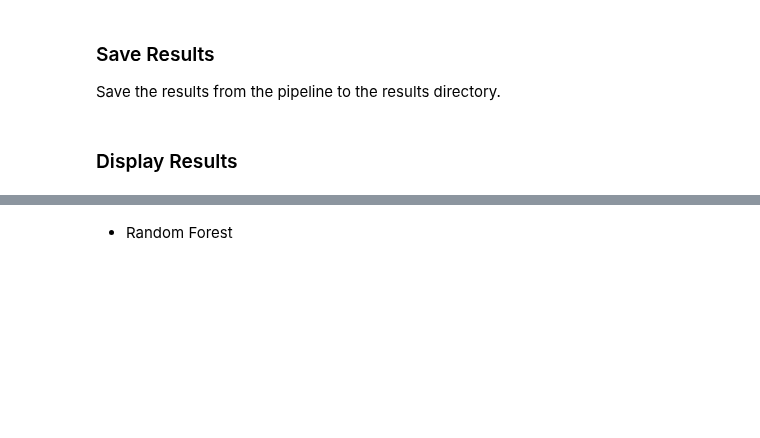
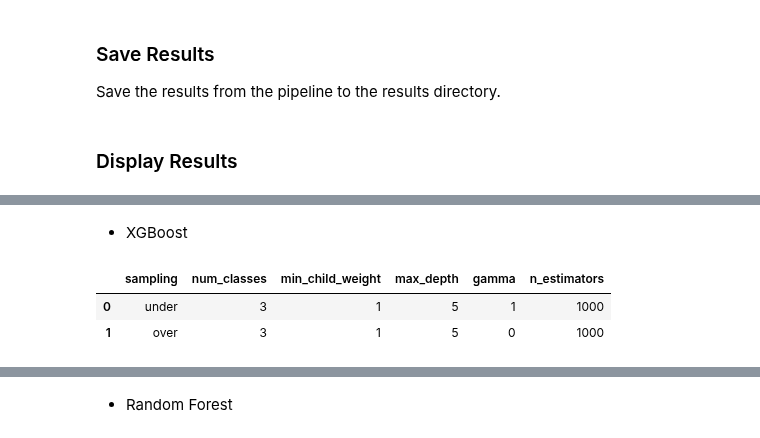
Before and after one commit to dmclark53/Springboard, a Jupyter notebook: Capstone-Project-Two/notebooks/Water_Pumps_Modeling_Pipeline.ipynb, the cells around one changed output, grey strips where cells are left out. Drawn from its saved outputs; the diff is of its cells as text; code cells hidden in the pictures; blank space fills up the shorter version.

```diff
--- a/Capstone-Project-Two/notebooks/Water_Pumps_Modeling_Pipeline.ipynb
+++ b/Capstone-Project-Two/notebooks/Water_Pumps_Modeling_Pipeline.ipynb
@@ -374,0 +495,8 @@ df_final_results
+# %% [markdown]
+* XGBoost
+# %%
+df_xgb_params[df_xgb_params['num_classes'] == 3].reset_index(drop=True)
+# %% [output]
+|  | sampling | num_classes | min_child_weight | max_depth | gamma | n_estimators |
+| 0 | under | 3 | 1 | 5 | 1 | 1000 |
+| 1 | over | 3 | 1 | 5 | 0 | 1000 |
```
Also changed, not shown: parts of 44 cells of this notebook, 1 other file.
